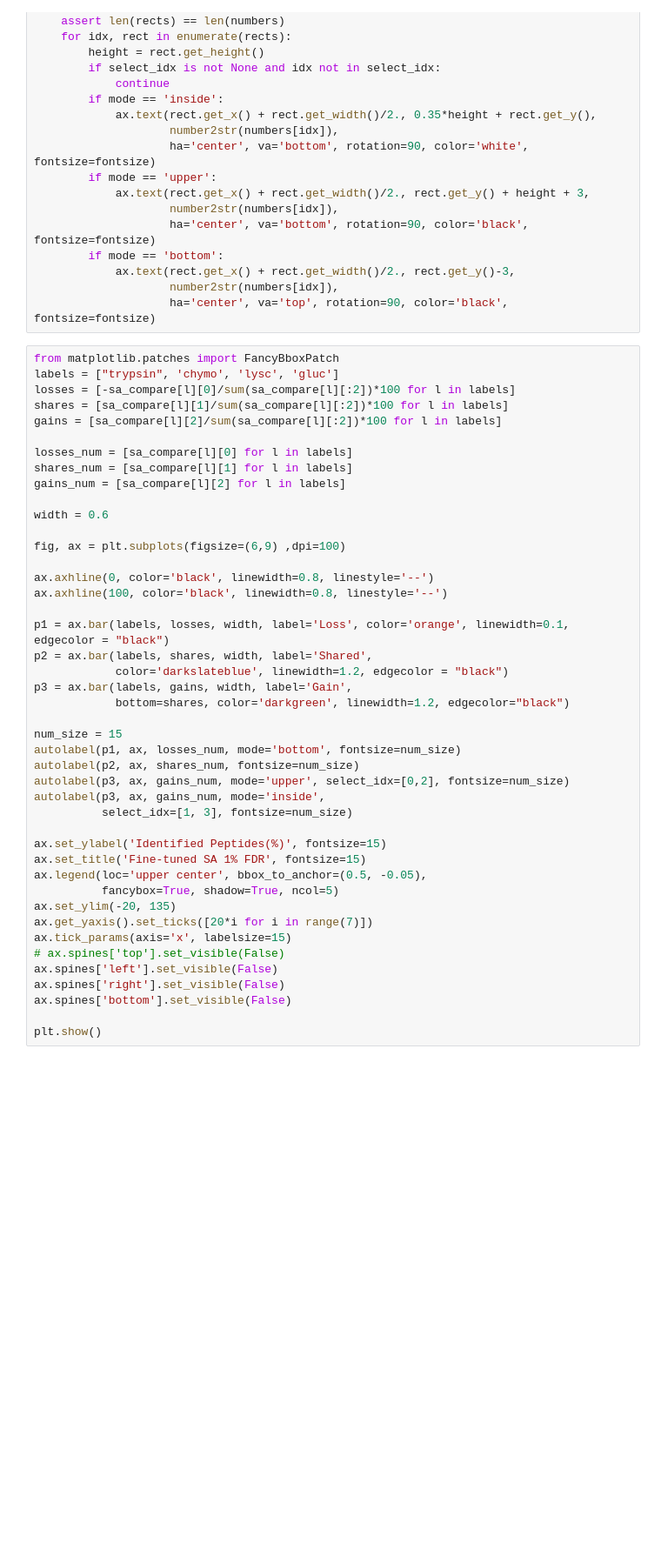
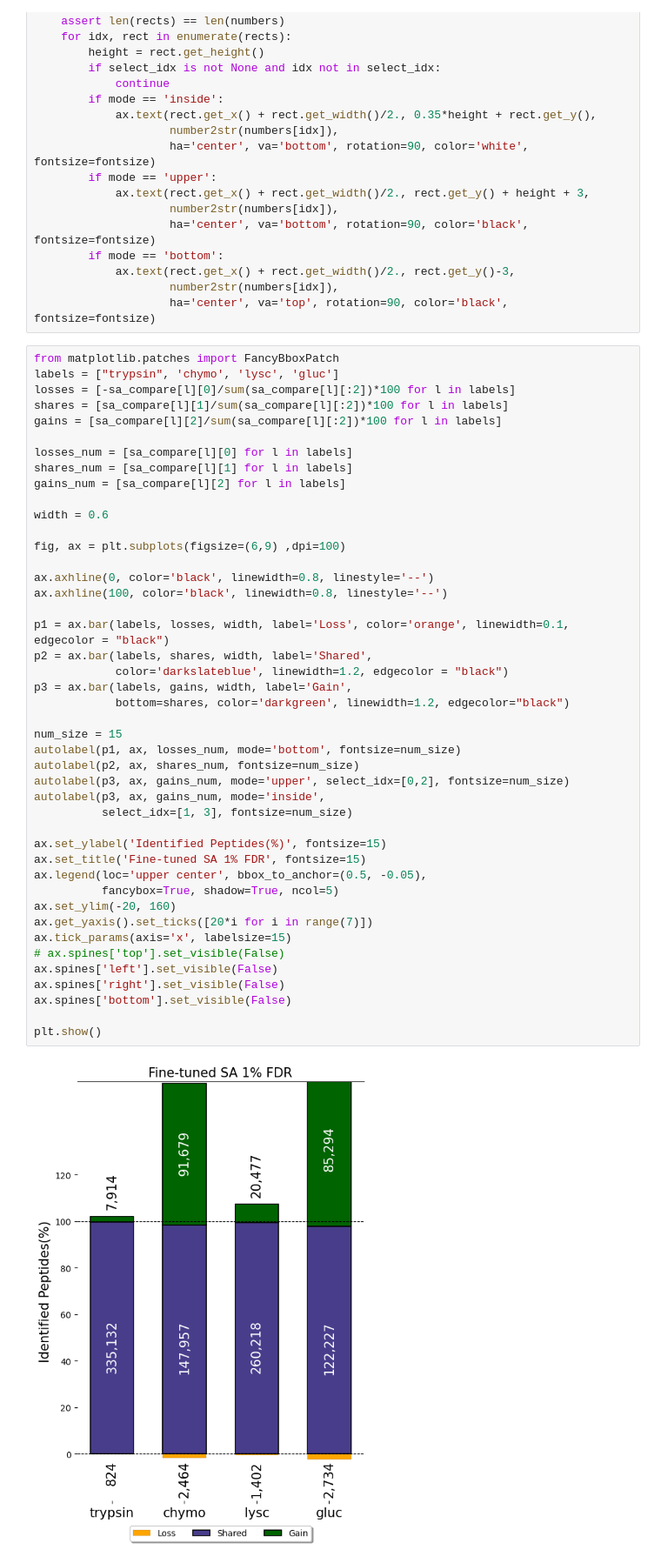
Before and after one commit to gusye1234/pept3-exp, a Jupyter notebook: figs/fig2_vennbar.ipynb, the cells around one changed output. Shown: that part at 87% size. Drawn from its saved outputs; the diff is of its cells as text; blank space fills up the shorter version.

```diff
--- a/figs/fig2_vennbar.ipynb
+++ b/figs/fig2_vennbar.ipynb
@@ -56,34 +56,36 @@ width = 0.6
 fig, ax = plt.subplots(figsize=(6,9) ,dpi=100)
 
 ax.axhline(0, color='black', linewidth=0.8, linestyle='--')
 ax.axhline(100, color='black', linewidth=0.8, linestyle='--')
 
 p1 = ax.bar(labels, losses, width, label='Loss', color='orange', linewidth=0.1, edgecolor = "black")
 p2 = ax.bar(labels, shares, width, label='Shared',
             color='darkslateblue', linewidth=1.2, edgecolor = "black")
 p3 = ax.bar(labels, gains, width, label='Gain',
             bottom=shares, color='darkgreen', linewidth=1.2, edgecolor="black")
 
 num_size = 15
 autolabel(p1, ax, losses_num, mode='bottom', fontsize=num_size)
 autolabel(p2, ax, shares_num, fontsize=num_size)
 autolabel(p3, ax, gains_num, mode='upper', select_idx=[0,2], fontsize=num_size)
 autolabel(p3, ax, gains_num, mode='inside',
           select_idx=[1, 3], fontsize=num_size)
 
 ax.set_ylabel('Identified Peptides(%)', fontsize=15)
 ax.set_title('Fine-tuned SA 1% FDR', fontsize=15)
 ax.legend(loc='upper center', bbox_to_anchor=(0.5, -0.05),
           fancybox=True, shadow=True, ncol=5)
-ax.set_ylim(-20, 135)
+ax.set_ylim(-20, 160)
 ax.get_yaxis().set_ticks([20*i for i in range(7)])
 ax.tick_params(axis='x', labelsize=15)
 # ax.spines['top'].set_visible(False)
 ax.spines['left'].set_visible(False)
 ax.spines['right'].set_visible(False)
 ax.spines['bottom'].set_visible(False)
 
 plt.show()
+# %% [output]
+[figure, added]
 # %%
 from matplotlib.patches import FancyBboxPatch
 labels = ["trypsin", 'chymo', 'lysc', 'gluc', 'davis']
```
Also changed, not shown: parts of 8 cells of this notebook, 10 other files.
